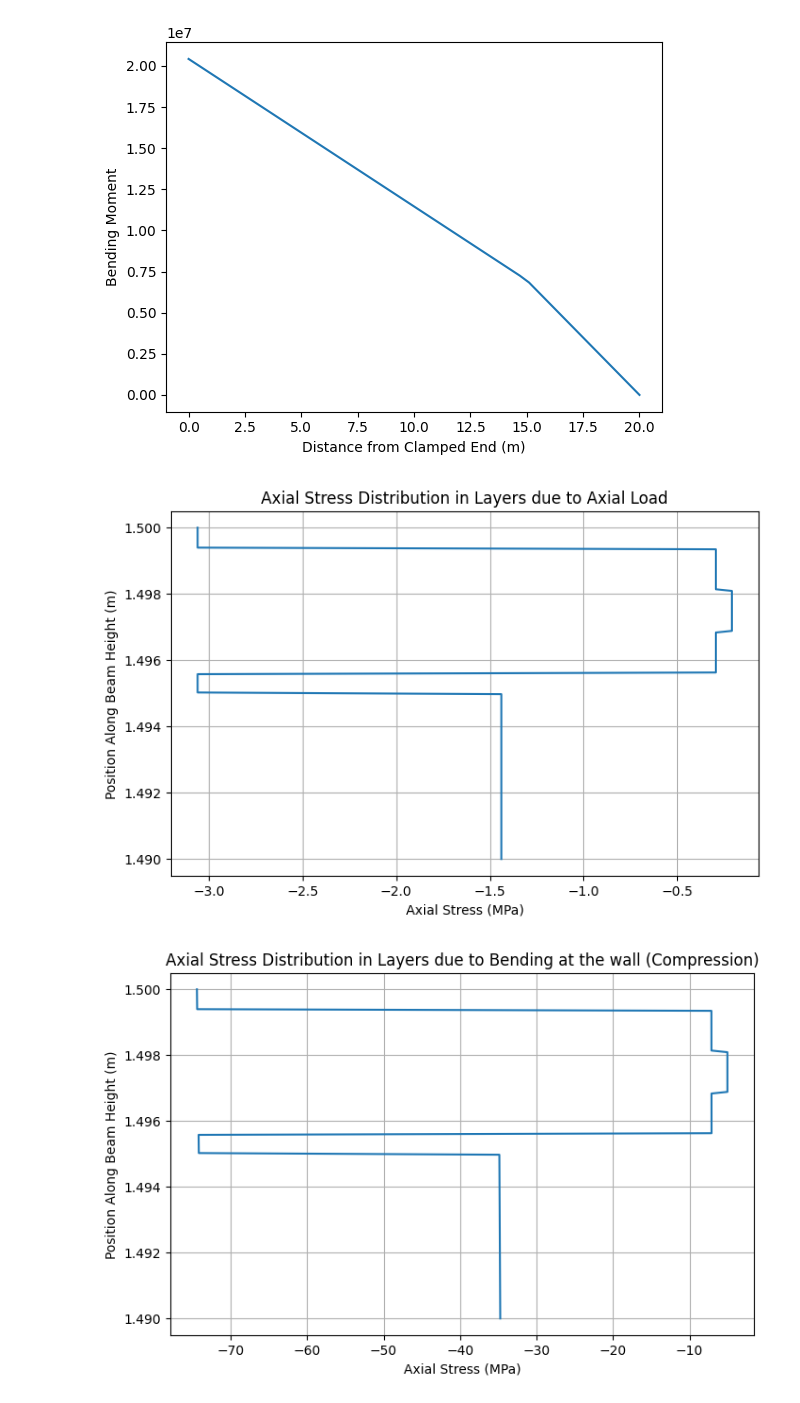
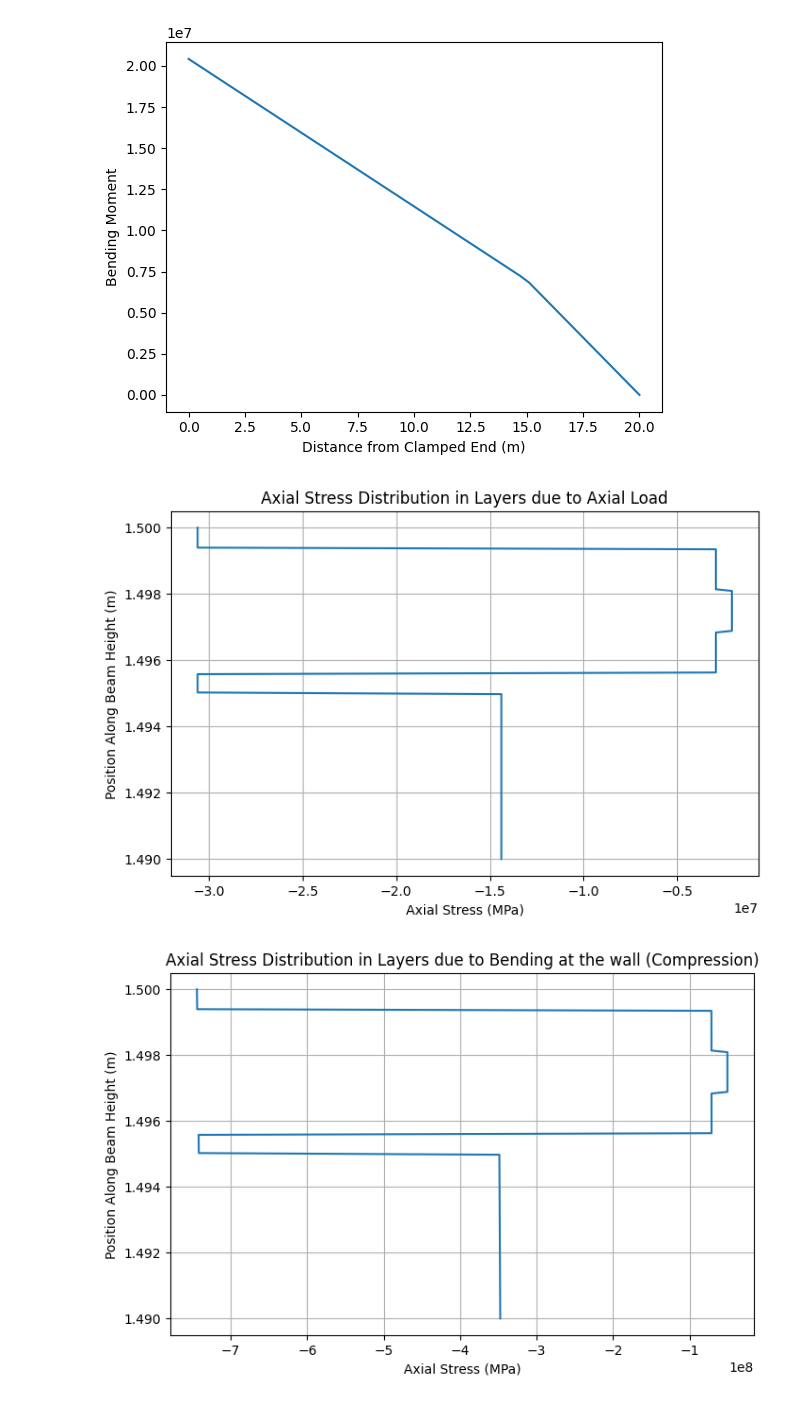
Before and after one commit to ndrichmond/EAE135Project2, a Jupyter notebook: main.ipynb, the cells around one changed output. Drawn from its saved outputs; the diff is of its cells as text; code cells hidden in the pictures.

Commit message:
modified factor of safety plots

```diff
--- a/main.ipynb
+++ b/main.ipynb
@@ -151,13 +152,13 @@ i = 0
 axial = []
 for x in x2:
     if x < R_a:
-        axial.append(sigma_axial_Al/10e6)
+        axial.append(sigma_axial_Al)
     if x >= R_a and x < (r):
-        axial.append(sigma_axial[i]/10e6)
+        axial.append(sigma_axial[i])
     if x > r:
         r = r + 0.005/8
         i = i + 1
-        axial.append(sigma_axial[i]/10e6)
+        axial.append(sigma_axial[i])
 
 plt.figure(figsize=(8, 5))
 plt.plot(axial,x2)
@@ -167,36 +168,36 @@ plt.title("Axial Stress Distribution in Layers due to Axial Load")
 plt.grid()
 plt.show()
 # %% [output]
-[figure, old version]
+[figure, new version]
 # %%
 # PLOT 2
 # Plot of axial stress distribution due to the Bending at the Wall (compression)
 # Position Along Beam Height vs. Axial Stress Due to Bending
 
 x2 = np.linspace(R_i, R_c,200)
 layerNum = 0
 r = R_a + 0.005/8
 i = 0
 sigma = []
 for x in x2:
     if x < R_a:
-        sigma.append(-EAl*x*M3/H_33/10e6)
+        sigma.append(-EAl*x*M3/H_33)
     if x >= R_a and x < (r):
-        sigma.append(-E_layers[i]*x*M3/H_33/10e6)
+        sigma.append(-E_layers[i]*x*M3/H_33)
     if x > r:
         r = r + 0.005/8
         i = i + 1
-        sigma.append(-E_layers[i]*x*M3/H_33/10e6)
+        sigma.append(-E_layers[i]*x*M3/H_33)
 
 plt.figure(figsize=(8, 5))
 plt.plot(sigma,x2)
 plt.ylabel("Position Along Beam Height (m)")
 plt.xlabel("Axial Stress (MPa)")
 plt.title("Axial Stress Distribution in Layers due to Bending at the wall (Compression)")
 plt.grid()
 plt.show()
 # %% [output]
-[figure, old version]
+[figure, new version]
 # %%
 # PLOT 3
 # Plot of axial stress distribution due to the Bending at the Wall (tension)
```
Also changed, not shown: parts of 5 cells of this notebook.
